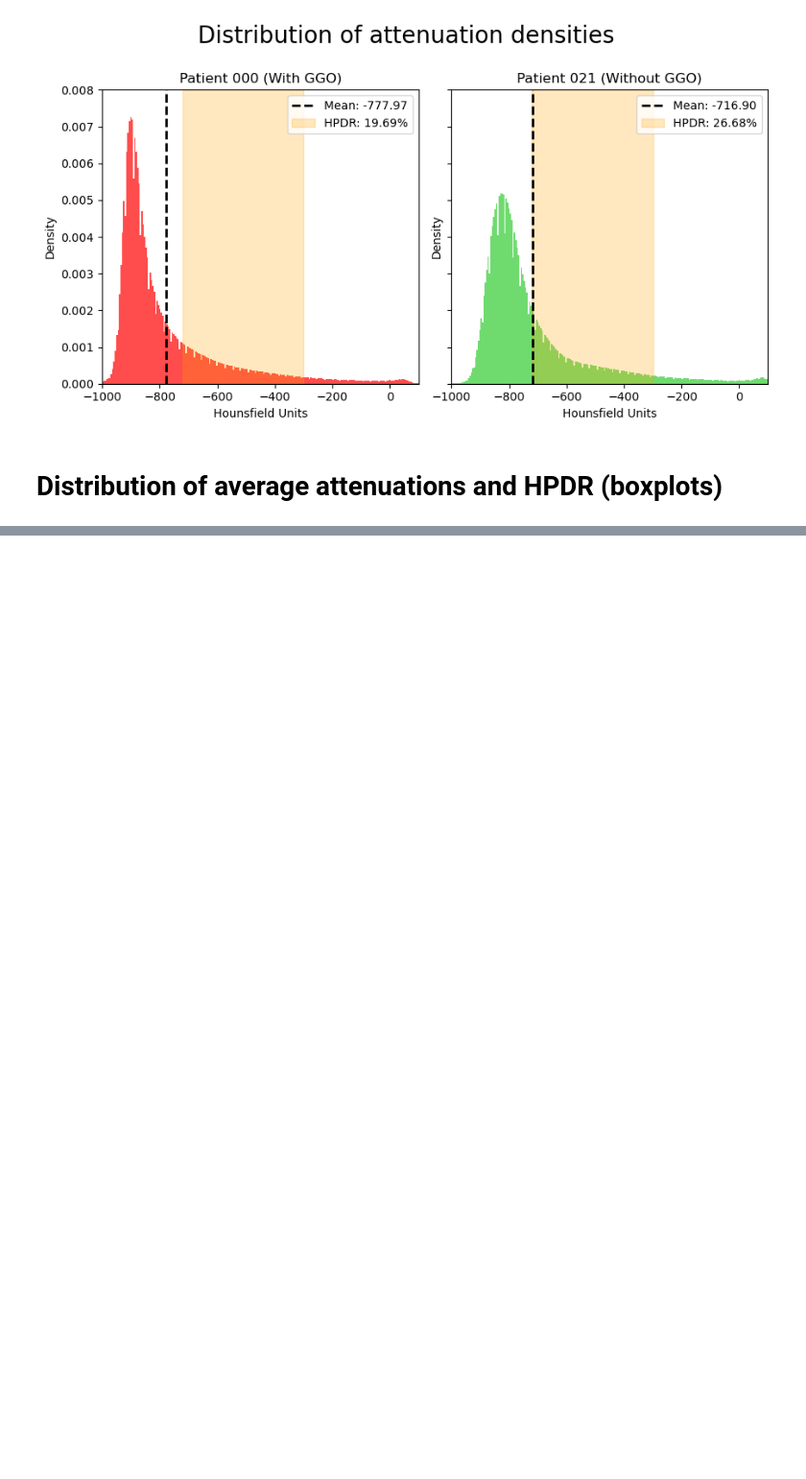
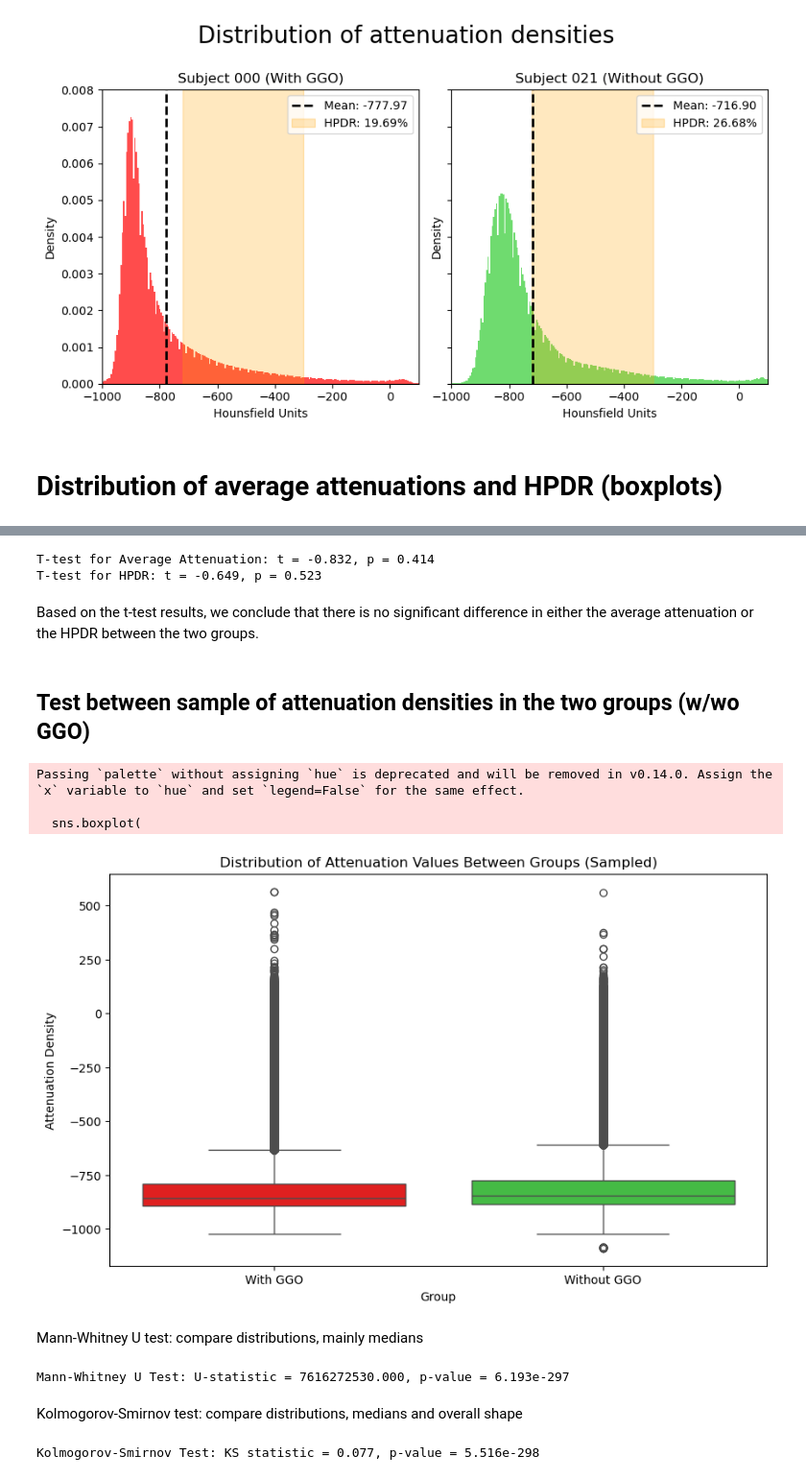
Before and after one commit to JaSeKii/BachelorProject, a Jupyter notebook: PreliminaryStudies/attenuation_study.ipynb, the cells around one changed output, grey strips where cells are left out. Shown: that part at 96% size. Cells and saved outputs as stored; diff of their text form; code cells hidden in the pictures; blank space fills up the shorter version.

```diff
--- a/PreliminaryStudies/attenuation_study.ipynb
+++ b/PreliminaryStudies/attenuation_study.ipynb
@@ -109,7 +131,7 @@ for _, row in df_subset.iterrows():
     title = 'With GGO' if label == 'w_ggo' else 'Without GGO'
 
     axes[subplot_idx].hist(attenuation_data, bins=bins, alpha=0.7, density=True, color=color)
-    axes[subplot_idx].set_title(f"Patient {patient_id} ({title})")
+    axes[subplot_idx].set_title(f"Subject {patient_id} ({title})")
     axes[subplot_idx].set_xlabel("Hounsfield Units")
     axes[subplot_idx].set_ylabel("Density")
     axes[subplot_idx].set_ylim(0, 0.008)
@@ -207,0 +313,43 @@ HPDR (Mann-Whitney U): U-statistic = 90.000, p-value = 4.938e-01
+# %%
+# Perform two-sample t-tests
+t_stat_att, p_val_att = ttest_ind(avg_att_w_ggo, avg_att_wo_ggo, equal_var=True)  # For average_attenuation
+t_stat_hpdr, p_val_hpdr = ttest_ind(hpdr_w_ggo, hpdr_wo_ggo, equal_var=True)  # For hpdr
+
+# Display results
+print(f"T-test for Average Attenuation: t = {t_stat_att:.3f}, p = {p_val_att:.3f}")
+print(f"T-test for HPDR: t = {t_stat_hpdr:.3f}, p = {p_val_hpdr:.3f}")
+# %% [output]
+T-test for Average Attenuation: t = -0.832, p = 0.414
+T-test for HPDR: t = -0.649, p = 0.523
+# %% [markdown]
+Based on the t-test results, we conclude that there is no significant difference in either the average attenuation or the HPDR between the two groups.
+# %% [markdown]
+## Test between sample of attenuation densities in the two groups (w/wo GGO)
+# %%
+flat_data = []
+sample_size = 10000
+
+for i, row in df_subset.iterrows():
+    sampled_attenuation = sample_attenuation(row['attenuation'], sample_size)
+    for value in sampled_attenuation:
+        flat_data.append([value, row['Group']])
+
+flat_df = pd.DataFrame(flat_data, columns=['attenuation_value', 'Group'])
+
+# Visualize the distributions using boxplot
+plt.figure(figsize=(10, 6))
+sns.boxplot(
+    data=flat_df,
+    x='Group',
+    y='attenuation_value',
+    palette={'Without GGO': 'limegreen', 'With GGO': 'red'}
+)
+plt.title('Distribution of Attenuation Values Between Groups (Sampled)')
+plt.xlabel('Group')
+plt.ylabel('Attenuation Density')
+plt.show()
+# %% [output]
+Passing `palette` without assigning `hue` is deprecated and will be removed in v0.14.0. Assign the `x` variable to `hue` and set `legend=False` for the same effect.
+
+  sns.boxplot(
+[figure, added]
@@ -207,0 +360,18 @@ HPDR (Mann-Whitney U): U-statistic = 90.000, p-value = 4.938e-01
+# %% [markdown]
+Mann-Whitney U test: compare distributions, mainly medians
+# %%
+# Perform Mann-Whitney U test
+u_stat, p_u_value = mannwhitneyu(group_wo_ggo, group_w_ggo, alternative='two-sided')
+
+print(f"Mann-Whitney U Test: U-statistic = {u_stat:.3f}, p-value = {p_u_value:.3e}")
+# %% [output]
+Mann-Whitney U Test: U-statistic = 7616272530.000, p-value = 6.193e-297
+# %% [markdown]
+Kolmogorov-Smirnov test: compare distributions, medians and overall shape
+# %%
+# Perform Kolmogorov-Smirnov test
+ks_stat, ks_p_value = ks_2samp(group_wo_ggo, group_w_ggo)
+
+print(f"Kolmogorov-Smirnov Test: KS statistic = {ks_stat:.3f}, p-value = {ks_p_value:.3e}")
+# %% [output]
+Kolmogorov-Smirnov Test: KS statistic = 0.077, p-value = 5.516e-298
```
Also changed, not shown: parts of 20 cells of this notebook, 1 other file.
